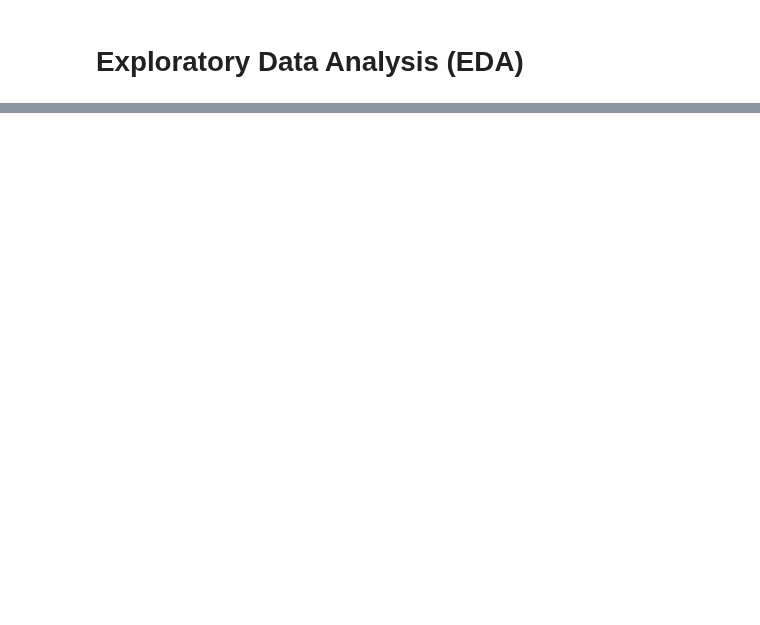
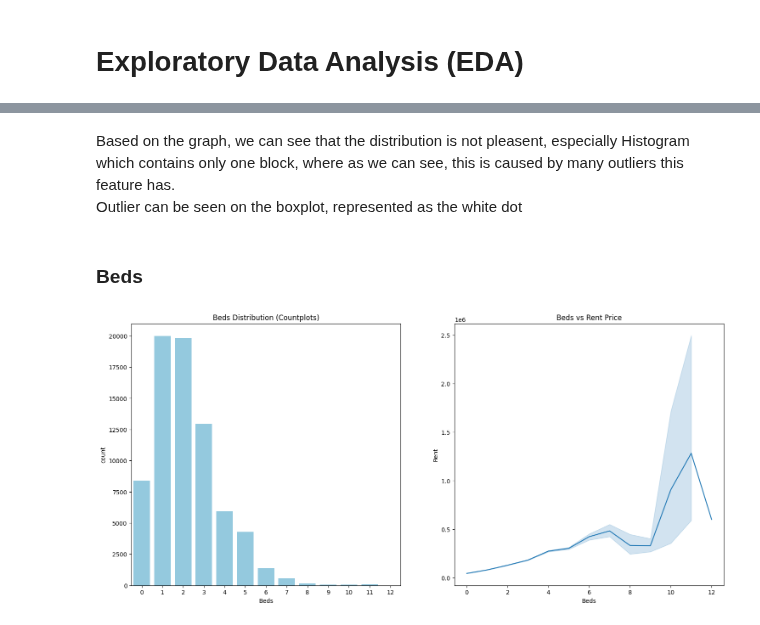
Before and after one commit to JonathanSuryaS/AOL---Machine-Learning, a Jupyter notebook: dubai.ipynb, the cells around one changed output, grey strips where cells are left out. Drawn from its saved outputs; the diff is of its cells as text; code cells hidden in the pictures; blank space fills up the shorter version.

```diff
--- a/dubai.ipynb
+++ b/dubai.ipynb
@@ -542,0 +109,14 @@ Confusion Matrix
+# %% [markdown]
+Based on the graph, we can see that the distribution is not pleasent, especially Histogram which contains only one block, where as we can see, this is caused by many outliers this feature has.<br>
+Outlier can be seen on the boxplot, represented as the white dot
+# %% [markdown]
+### Beds
+# %%
+fig, ax = plt.subplots(1, 2, figsize = (18, 8))
+ax[0].set_title('Beds Distribution (Countplots)')
+ax[1].set_title('Beds vs Rent Price')
+sns.countplot(data = data, x= 'Beds', ax = ax[0], color = 'skyblue')
+sns.lineplot(data = data, x ='Beds', y = 'Rent')
+plt.show()
+# %% [output]
+[figure, added]
```
Also changed, not shown: parts of 108 cells of this notebook, 3 other files.
